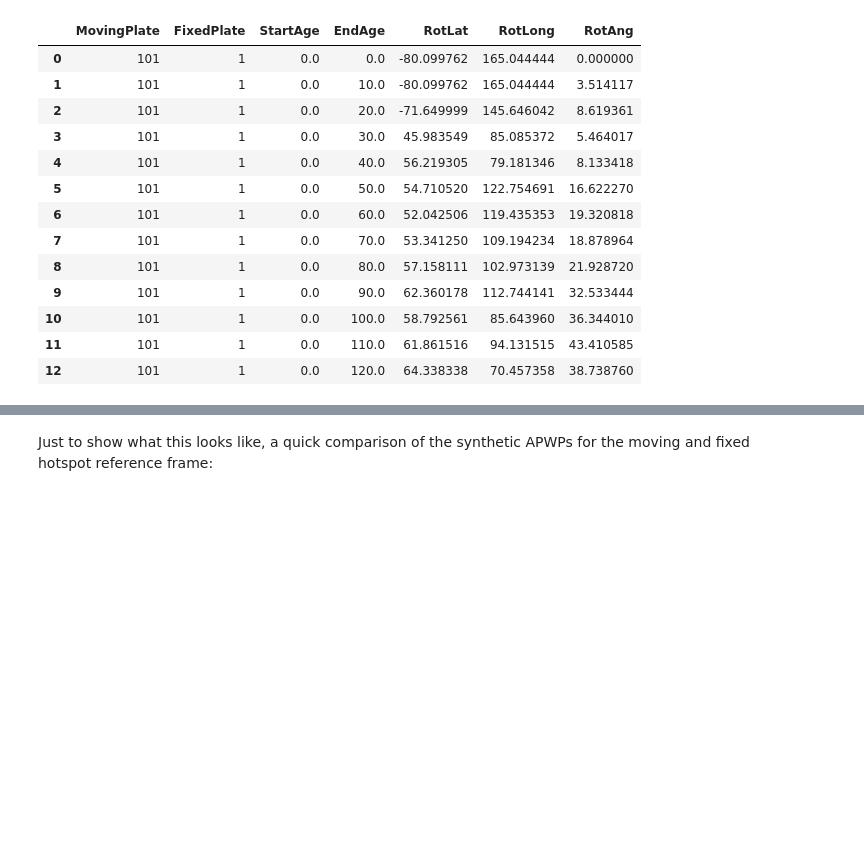
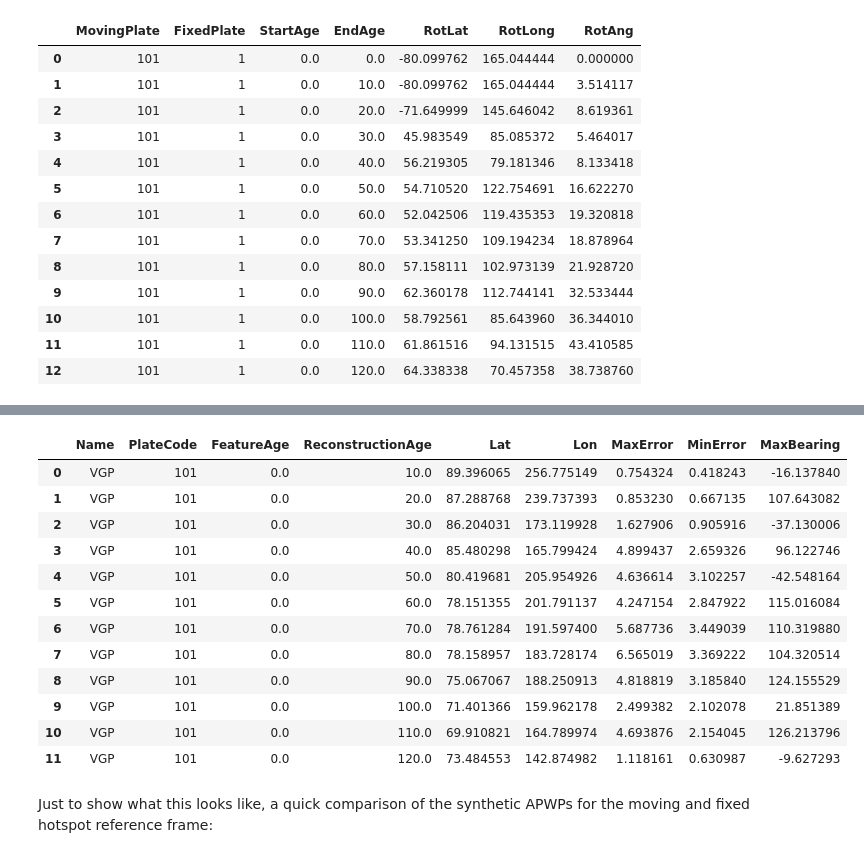
Before and after one commit to allochthonous/RotKit, a Jupyter notebook: EulerRots_demo.ipynb, the cells around one changed output, grey strips where cells are left out. Saved outputs shown, nothing was run; the diff lists cells and outputs as text; code cells hidden in the pictures; blank space fills up the shorter version.

```diff
--- a/EulerRots_demo.ipynb
+++ b/EulerRots_demo.ipynb
@@ -199,3 +182,23 @@ path
+# %%
+path=rotmodel.synthetic_APWP(101,1,ages,'IA-Fixed APWP','green')
+path2=rotmodel2.synthetic_APWP(101,1,ages,'IA-Moving APWP', 'orange')
+path3=rotmodel.synthetic_APWP(101,3,ages, 'PAC-APWP','purple')
+
+path.summary()
+# %% [output]
+|  | Name | PlateCode | FeatureAge | ReconstructionAge | Lat | Lon | MaxError | MinError | MaxBearing |
+| 0 | VGP | 101 | 0.0 | 10.0 | 89.396065 | 256.775149 | 0.754324 | 0.418243 | -16.137840 |
+| 1 | VGP | 101 | 0.0 | 20.0 | 87.288768 | 239.737393 | 0.853230 | 0.667135 | 107.643082 |
+| 2 | VGP | 101 | 0.0 | 30.0 | 86.204031 | 173.119928 | 1.627906 | 0.905916 | -37.130006 |
+| 3 | VGP | 101 | 0.0 | 40.0 | 85.480298 | 165.799424 | 4.899437 | 2.659326 | 96.122746 |
+| 4 | VGP | 101 | 0.0 | 50.0 | 80.419681 | 205.954926 | 4.636614 | 3.102257 | -42.548164 |
+| 5 | VGP | 101 | 0.0 | 60.0 | 78.151355 | 201.791137 | 4.247154 | 2.847922 | 115.016084 |
+| 6 | VGP | 101 | 0.0 | 70.0 | 78.761284 | 191.597400 | 5.687736 | 3.449039 | 110.319880 |
+| 7 | VGP | 101 | 0.0 | 80.0 | 78.158957 | 183.728174 | 6.565019 | 3.369222 | 104.320514 |
+| 8 | VGP | 101 | 0.0 | 90.0 | 75.067067 | 188.250913 | 4.818819 | 3.185840 | 124.155529 |
+| 9 | VGP | 101 | 0.0 | 100.0 | 71.401366 | 159.962178 | 2.499382 | 2.102078 | 21.851389 |
+| 10 | VGP | 101 | 0.0 | 110.0 | 69.910821 | 164.789974 | 4.693876 | 2.154045 | 126.213796 |
+| 11 | VGP | 101 | 0.0 | 120.0 | 73.484553 | 142.874982 | 1.118161 | 0.630987 | -9.627293 |
 # %% [markdown]
 Just to show what this looks like, a quick comparison of the synthetic APWPs for the moving and fixed hotspot reference frame:
 # %%
```
Also changed, not shown: parts of 6 cells of this notebook, 3 other files.
